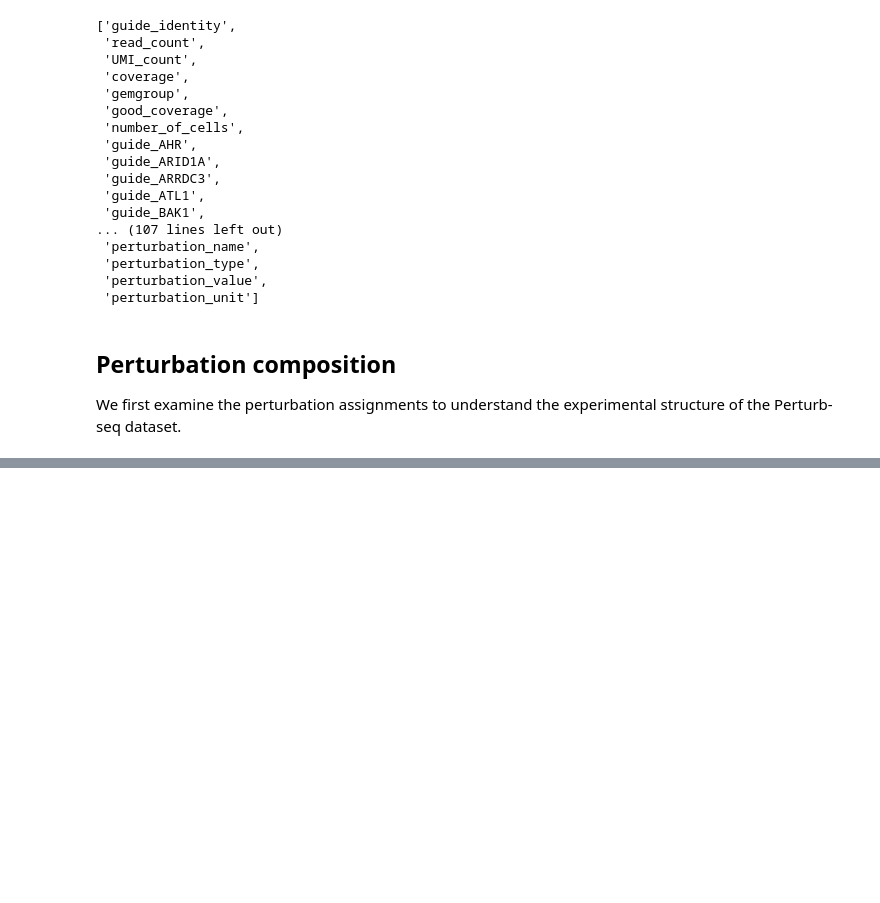
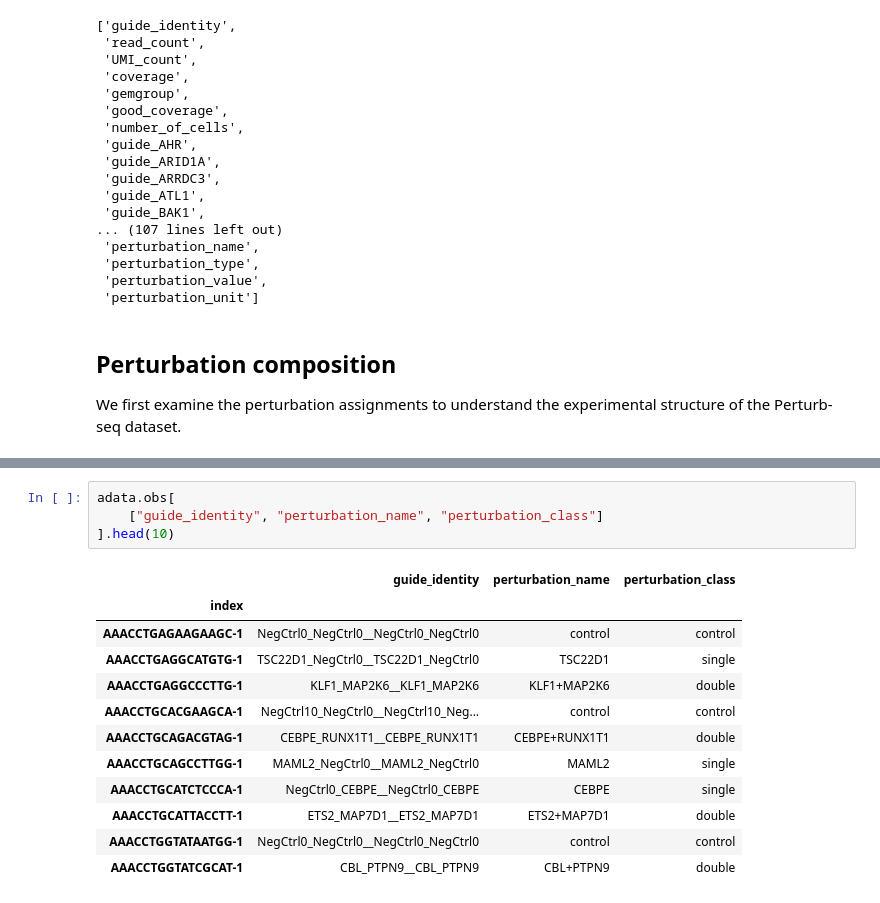
Before and after one commit to miketuoba/mini-perturbseq, a Jupyter notebook: notebooks/01_explore_dataset.ipynb, the cells around one changed output, grey strips where cells are left out. Cells and saved outputs as stored; diff of their text form; blank space fills up the shorter version.

```diff
--- a/notebooks/01_explore_dataset.ipynb
+++ b/notebooks/01_explore_dataset.ipynb
@@ -89,0 +129,17 @@ print("Double-perturbation cells:", n_double)
+# %%
+adata.obs[
+    ["guide_identity", "perturbation_name", "perturbation_class"]
+].head(10)
+# %% [output]
+|  | guide_identity | perturbation_name | perturbation_class |
+| index |  |  |  |
+| AAACCTGAGAAGAAGC-1 | NegCtrl0_NegCtrl0__NegCtrl0_NegCtrl0 | control | control |
+| AAACCTGAGGCATGTG-1 | TSC22D1_NegCtrl0__TSC22D1_NegCtrl0 | TSC22D1 | single |
+| AAACCTGAGGCCCTTG-1 | KLF1_MAP2K6__KLF1_MAP2K6 | KLF1+MAP2K6 | double |
+| AAACCTGCACGAAGCA-1 | NegCtrl10_NegCtrl0__NegCtrl10_Neg... | control | control |
+| AAACCTGCAGACGTAG-1 | CEBPE_RUNX1T1__CEBPE_RUNX1T1 | CEBPE+RUNX1T1 | double |
+| AAACCTGCAGCCTTGG-1 | MAML2_NegCtrl0__MAML2_NegCtrl0 | MAML2 | single |
+| AAACCTGCATCTCCCA-1 | NegCtrl0_CEBPE__NegCtrl0_CEBPE | CEBPE | single |
+| AAACCTGCATTACCTT-1 | ETS2_MAP7D1__ETS2_MAP7D1 | ETS2+MAP7D1 | double |
+| AAACCTGGTATAATGG-1 | NegCtrl0_NegCtrl0__NegCtrl0_NegCtrl0 | control | control |
+| AAACCTGGTATCGCAT-1 | CBL_PTPN9__CBL_PTPN9 | CBL+PTPN9 | double |
```
Also changed, not shown: parts of 12 cells of this notebook.
